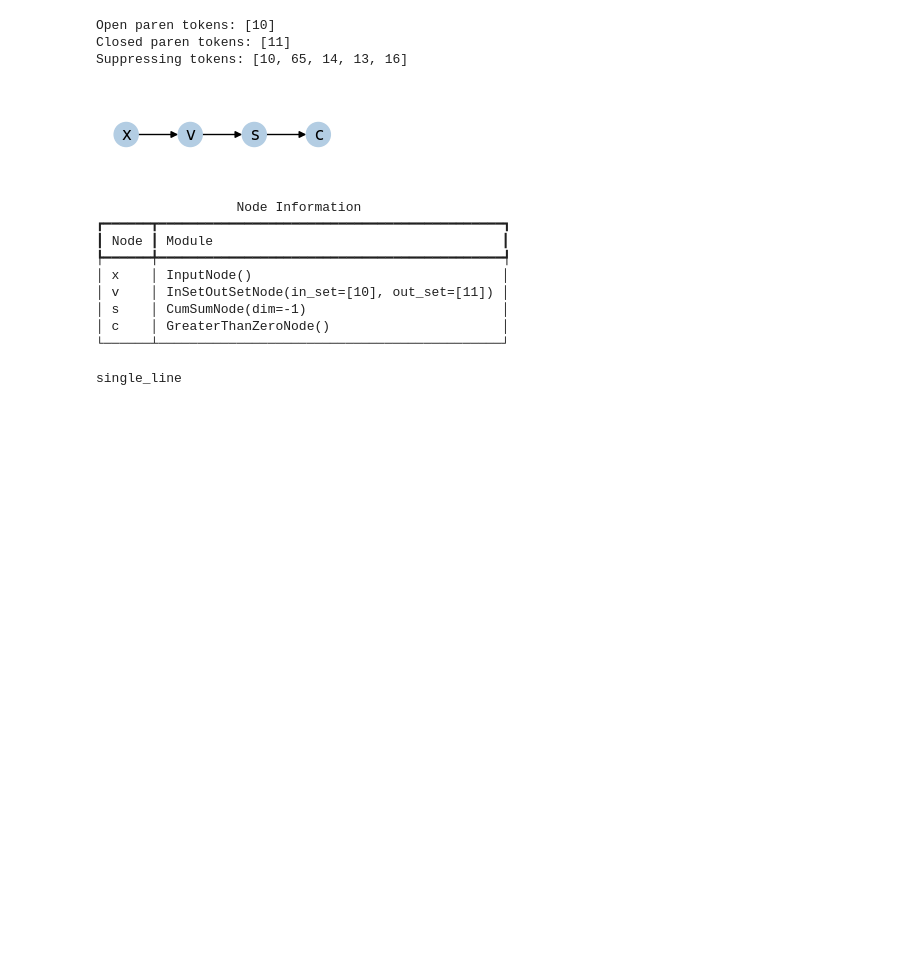
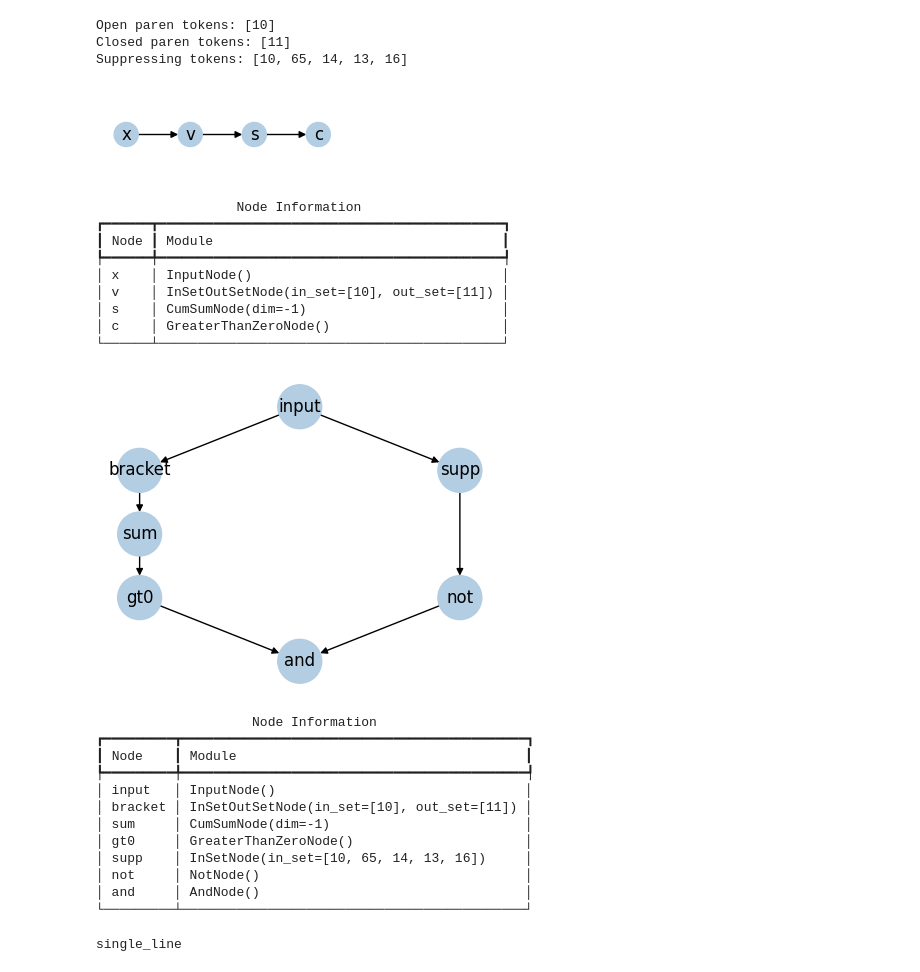
Before and after one commit to adamimos/causal-networks, a Jupyter notebook: playground/paren-balancing/test-behavioural.ipynb, the cells around one changed output. Drawn from its saved outputs; the diff is of its cells as text; code cells hidden in the pictures; blank space fills up the shorter version.

Commit message:
Made and tested suppressing token DAG

```diff
--- a/playground/paren-balancing/test-behavioural.ipynb
+++ b/playground/paren-balancing/test-behavioural.ipynb
@@ -3,7 +3,7 @@
 # %% [markdown]
 ## Setup
 # %%
-FORCE_CPU = False
+FORCE_CPU = True
 SEED = 2384
 MODEL_NAME = "gelu-1l"
 
@@ -112,17 +110,34 @@ dags = {"basic": make_basic_pb_dag(model, device=device)}
 # %%
+dags = {
+    "basic": make_basic_pb_dag(model, device=device),
+    "suppressing": make_suppressing_pb_dag(model, device=device),
+}
 for name, dag in dags.items():
     dag.visualize(display_node_table=True)
 # %% [output]
 [figure]
                   Node Information
 ┏━━━━━━┳━━━━━━━━━━━━━━━━━━━━━━━━━━━━━━━━━━━━━━━━━━━━┓
 ┃ Node ┃ Module                                     ┃
 ┡━━━━━━╇━━━━━━━━━━━━━━━━━━━━━━━━━━━━━━━━━━━━━━━━━━━━┩
 │ x    │ InputNode()                                │
 │ v    │ InSetOutSetNode(in_set=[10], out_set=[11]) │
 │ s    │ CumSumNode(dim=-1)                         │
 │ c    │ GreaterThanZeroNode()                      │
 └──────┴────────────────────────────────────────────┘
+[figure, added]
+                    Node Information
+┏━━━━━━━━━┳━━━━━━━━━━━━━━━━━━━━━━━━━━━━━━━━━━━━━━━━━━━━┓
+┃ Node    ┃ Module                                     ┃
+┡━━━━━━━━━╇━━━━━━━━━━━━━━━━━━━━━━━━━━━━━━━━━━━━━━━━━━━━┩
+│ input   │ InputNode()                                │
+│ bracket │ InSetOutSetNode(in_set=[10], out_set=[11]) │
+│ sum     │ CumSumNode(dim=-1)                         │
+│ gt0     │ GreaterThanZeroNode()                      │
+│ supp    │ InSetNode(in_set=[10, 65, 14, 13, 16])     │
+│ not     │ NotNode()                                  │
+│ and     │ AndNode()                                  │
+└─────────┴────────────────────────────────────────────┘
 # %%
 datasets = {}
 for name, dataset_filename in DATA_FILES.items():
```
Also changed, not shown: parts of 5 cells of this notebook, 5 other files.
